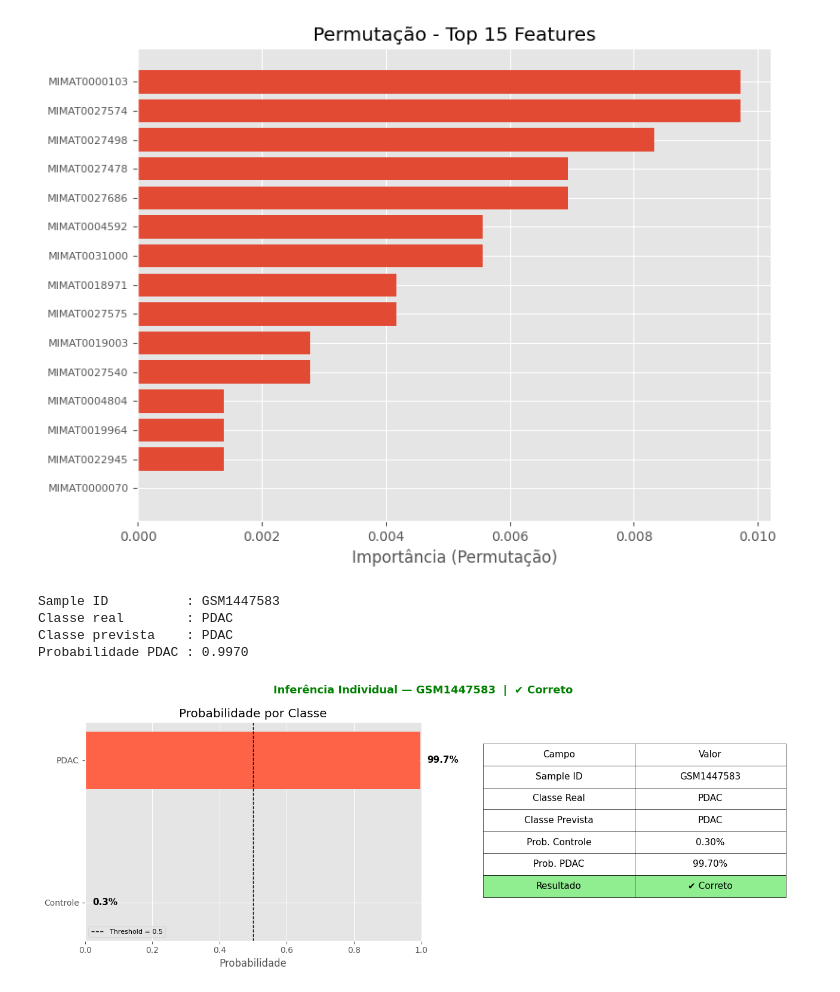
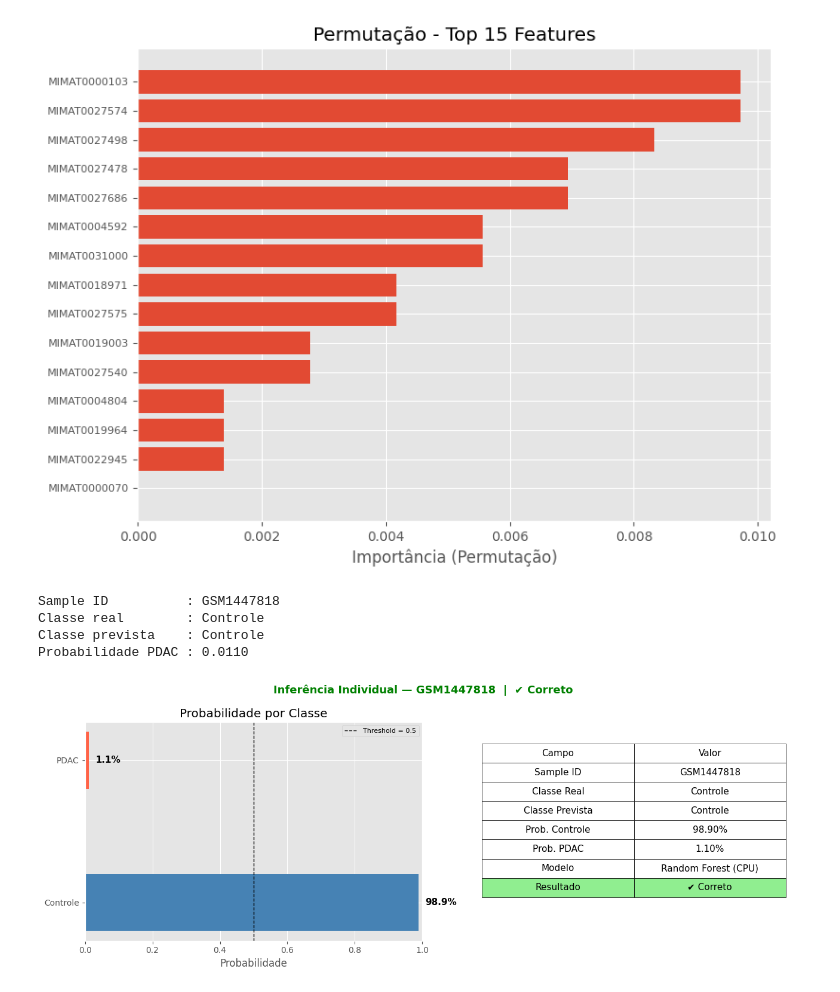
Before and after one commit to cassi-du/TCC_Mirnas, a Jupyter notebook: RandonForest - CPU/RandonForest_CPU.ipynb, the cells around one changed output. Drawn from its saved outputs; the diff is of its cells as text; code cells hidden in the pictures.

```diff
--- a/RandonForest - CPU/RandonForest_CPU.ipynb
+++ b/RandonForest - CPU/RandonForest_CPU.ipynb
@@ -342,35 +342,36 @@ for bar, val in zip(bars, probabilidades):
 ax2 = axes[1]
 ax2.axis('off')
 
 linhas = [
     ("Sample ID",           str(sample_id)),
     ("Classe Real",         label_map[classe_real]),
     ("Classe Prevista",     label_map[pred]),
     ("Prob. Controle",      f"{(1 - proba) * 100:.2f}%"),
     ("Prob. PDAC",          f"{proba * 100:.2f}%"),
+    ("Modelo",          "Random Forest (CPU)"),
     ("Resultado",           status),
 ]
 
 tabela = ax2.table(
     cellText=linhas,
     colLabels=["Campo", "Valor"],
     cellLoc='center',
     loc='center',
     bbox=[0.05, 0.2, 0.9, 0.7]
 )
 tabela.auto_set_font_size(False)
 tabela.set_fontsize(11)
 
 # destaca a linha de resultado
 for col in [0, 1]:
     tabela[len(linhas), col].set_facecolor("lightgreen" if acerto else "lightsalmon")
 
 plt.tight_layout()
 plt.savefig(f"plots/inferencia_{sample_id}.png", dpi=300, bbox_inches="tight")
 plt.show()
 # %% [output]
-Sample ID          : GSM1447583
-Classe real        : PDAC
-Classe prevista    : PDAC
-Probabilidade PDAC : 0.9970
+Sample ID          : GSM1447818
+Classe real        : Controle
+Classe prevista    : Controle
+Probabilidade PDAC : 0.0110
-[figure, old version]
+[figure, new version]
```
